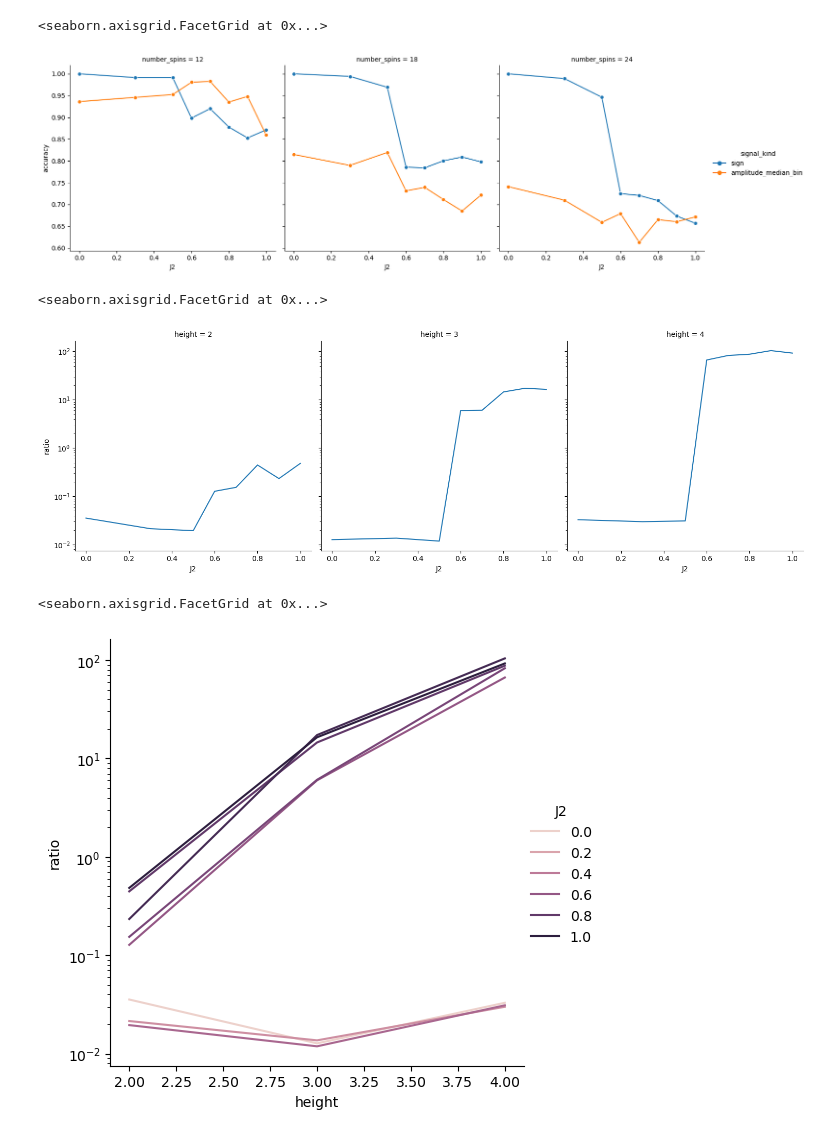
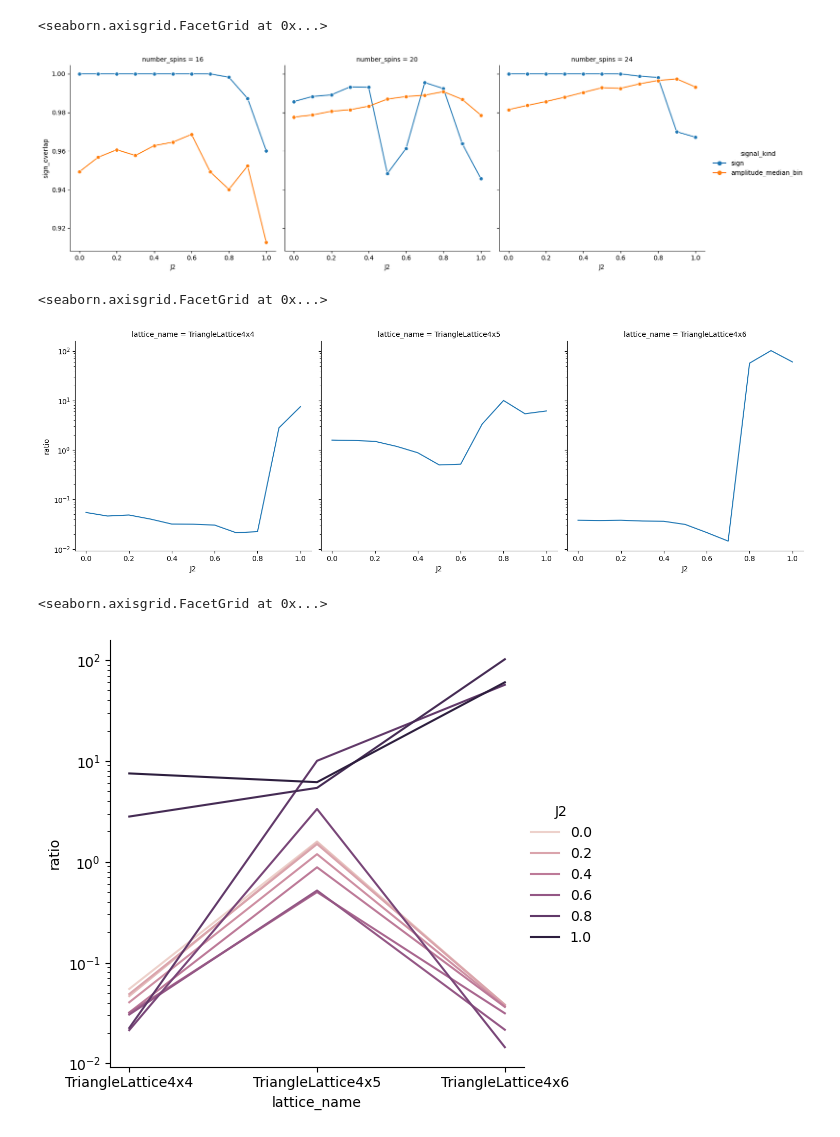
Before and after one commit to ischurov/frustrations-eda, a Jupyter notebook: boolean-analysis-complexity.ipynb, the cells around one changed output. Saved outputs shown, nothing was run; the diff lists cells and outputs as text; code cells hidden in the pictures.

Commit message:
Added TriangleLattice

```diff
--- a/boolean-analysis-complexity.ipynb
+++ b/boolean-analysis-complexity.ipynb
@@ -57,13 +75,13 @@ height_to_use_symmetries = {2: False, 3: False, 4: True}
 # %%
 %matplotlib widget
 # %%
-J2s = [0.0, 0.3, 0.5, 0.6, 0.7, 0.8, 0.9, 1.0]
+J2s = [0.0, 0.1, 0.2, 0.3, 0.4, 0.5, 0.6, 0.7, 0.8, 0.9, 1.0]
 signal_kinds = [SignSignalKind(), AmplitudeMedianBinSignalKind()]
 # %%
-all_series: dict[tuple[int, float, str], FourierSeries] = {}
-for (height, J2, signal_kind) in product(lattices, J2s, signal_kinds):
-    lattice = lattices[height]
-    use_symmetries = height_to_use_symmetries[height]
+all_series: dict[tuple[str, float, str], FourierSeries] = {}
+
+for (lattice_opt, J2, signal_kind) in product(lattice_opts, J2s, signal_kinds):
+    lattice, use_symmetries, max_terms = lattice_opt
     system=HeisenbergJ1J2(
                 lattice=lattice,
                 J1=1,
@@ -71,9 +89,7 @@ for (height, J2, signal_kind) in product(lattices, J2s, signal_kinds):
                 use_symmetries=use_symmetries,
                 spin_inversion=1 if use_symmetries else None,
                 ground_state_cache_dir=ground_state_cache_dir,
-                show_progress=True,
     )
     system.get_eigenstates(1)
     series = fourier_expand(LBFFromSpinSystem(system=system, eigenstate=0, kind=signal_kind))
-
-    all_series[height, J2, signal_kind.name] = series
+    all_series[lattice.get_cache_id(), J2, signal_kind.name] = series
@@ -159,13 +96,15 @@ Finding coeffs
 # %%
 scorers = ["sign_overlap", "accuracy", "f1"]
-max_terms = 4000
+target_score = 0.8
+target_scorer = "accuracy"
 
 rows = []
 
-for (height, J2, signal_kind), series in all_series.items():
-    print(f"{height}, {J2}, {signal_kind}")
+for (lattice_name, J2, signal_kind), series in all_series.items():
+    lattice, use_symmetries, max_terms = name_to_lattice_opt[lattice_name]
+
     success, how_many_terms, prediction = series.how_many_terms_to_achieve_score(
-        0.95, scorer="sign_overlap", max_terms=max_terms, orbitwise=False
+        target_score, scorer=target_scorer, max_terms=max_terms, orbitwise=False
     )
     scores = {
         scorer: series.truncate(
@@ -175,7 +114,7 @@ for (height, J2, signal_kind), series in all_series.items():
     }
     rows.append(
         {
-            "height": height,
+            "lattice_name": lattice_name,
             "J2": J2,
             "signal_kind": signal_kind,
             "series": series,
@@ -184,4 +123,5 @@ for (height, J2, signal_kind), series in all_series.items():
         }
         | scores
     )
+    print(rows[-1])
 # %% [output]
@@ -207,12 +147,12 @@ series_df = (
     pd.DataFrame(rows)
     .assign(
         hamming_weight=lambda df: df.apply(
-            lambda row: total_hamming_weight(row["series"], int(row["terms"]) if not np.isnan(row["terms"]) else max_terms), axis=1
+            lambda row: total_hamming_weight(row["series"], row["terms"]), axis=1
         ),
         number_spins=lambda df: df["series"].apply(lambda a: a.signal.number_spins),
     )
     .assign(
         mean_hw=lambda df: df["hamming_weight"] / df["terms"],
     )
-    .set_index(["height", "J2", "signal_kind"])
+    .set_index(["lattice_name", "J2", "signal_kind"])
 )
@@ -346,7 +288,7 @@ sns.relplot(
 sns.relplot(
     series_df,
     x="J2",
-    y="accuracy",
+    y="sign_overlap",
     hue="signal_kind",
     col="number_spins",
     kind="line",
@@ -356,7 +298,7 @@ sns.relplot(
 )
 # %% [output]
 <seaborn.axisgrid.FacetGrid at 0x...>
-[figure, old version]
+[figure, new version]
 # %%
 complexity_ratio_df = (
     series_df.unstack(level="signal_kind")["hamming_weight"]
@@ -364,18 +306,18 @@ complexity_ratio_df = (
     .reset_index()
 )
 # %%
-sns.relplot(complexity_ratio_df, x="J2", y="ratio", col="height", kind="line").set(yscale="log")
+sns.relplot(complexity_ratio_df, x="J2", y="ratio", col="lattice_name", kind="line").set(yscale="log")
 # %% [output]
 <seaborn.axisgrid.FacetGrid at 0x...>
-[figure, old version]
+[figure, new version]
 # %%
 sns.relplot(
     complexity_ratio_df,
-    x="height",
+    x="lattice_name",
     y="ratio",
     hue="J2",
     kind="line",
 ).set(yscale="log")
 # %% [output]
 <seaborn.axisgrid.FacetGrid at 0x...>
-[figure, old version]
+[figure, new version]
```
Also changed, not shown: parts of 18 cells of this notebook, 6 other files.
